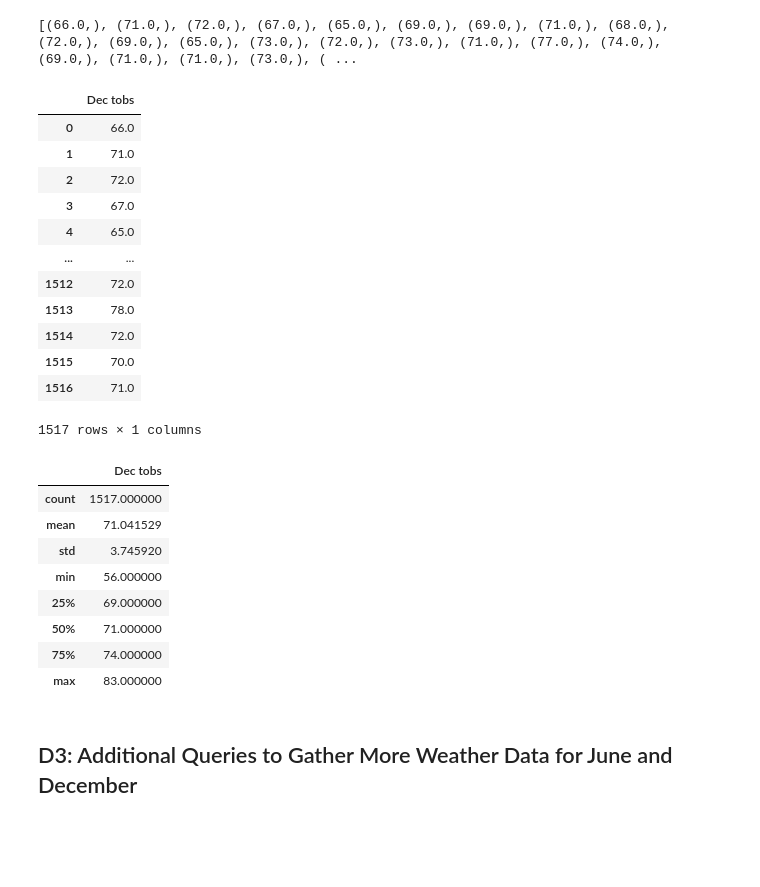
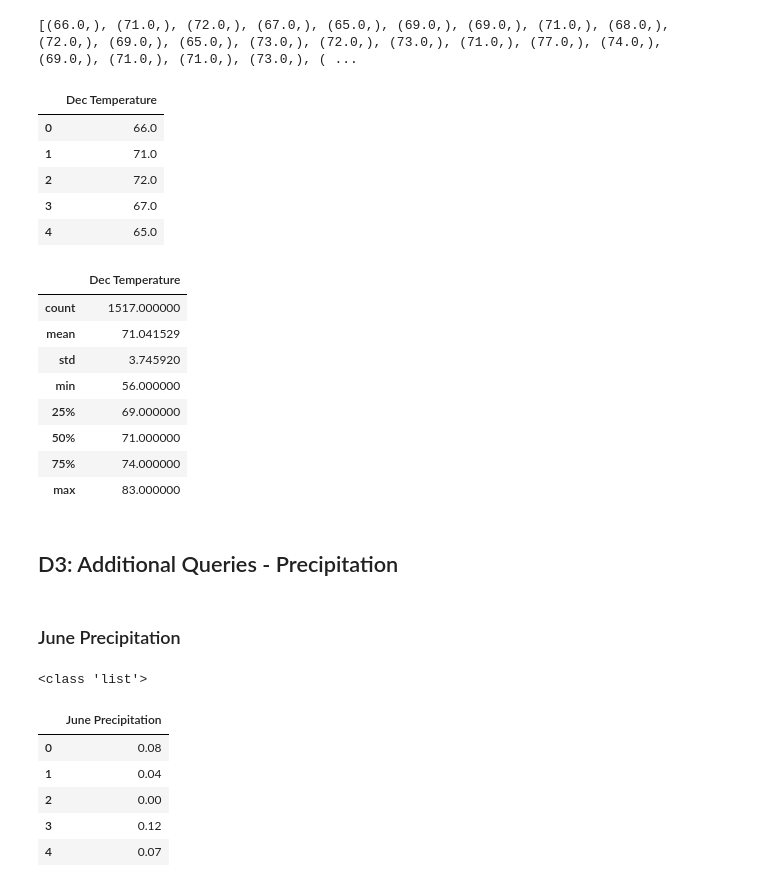
Before and after one commit to rkaysen63/surfs_up, a Jupyter notebook: SurfsUp_Challenge.ipynb, the cells around one changed output. Cells and saved outputs as stored; diff of their text form; code cells hidden in the pictures; blank space fills up the shorter version.

Commit message:
Added query for precipitation

```diff
--- a/SurfsUp_Challenge.ipynb
+++ b/SurfsUp_Challenge.ipynb
@@ -141,28 +138,20 @@ print (dec_tobs)
 [(66.0,), (71.0,), (72.0,), (67.0,), (65.0,), (69.0,), (69.0,), (71.0,), (68.0,), (72.0,), (69.0,), (65.0,), (73.0,), (72.0,), (73.0,), (71.0,), (77.0,), (74.0,), (69.0,), (71.0,), (71.0,), (73.0,), ( ...
 # %%
 # 8. Create a DataFrame from the list of temperatures for the month of December.
-# 4. Create a DataFrame from the list of temperatures for the month of June.
-dec_tobs_df = pd.DataFrame(dec_tobs,columns=['Dec tobs'])
-dec_tobs_df
+dec_tobs_df = pd.DataFrame(dec_tobs,columns=['Dec Temperature'])
+dec_tobs_df.head()
 # %% [output]
-|  | Dec tobs |
+|  | Dec Temperature |
 | 0 | 66.0 |
 | 1 | 71.0 |
 | 2 | 72.0 |
 | 3 | 67.0 |
 | 4 | 65.0 |
-| ... | ... |
-| 1512 | 72.0 |
-| 1513 | 78.0 |
-| 1514 | 72.0 |
-| 1515 | 70.0 |
-| 1516 | 71.0 |
-1517 rows × 1 columns
 # %%
 # 9. Calculate and print out the summary statistics for the Decemeber temperature DataFrame.
 dec_tobs_df.describe()
 # %% [output]
-|  | Dec tobs |
+|  | Dec Temperature |
 | count | 1517.000000 |
 | mean | 71.041529 |
 | std | 3.745920 |
@@ -171,5 +160,24 @@ dec_tobs_df.describe()
 | 50% | 71.000000 |
 | 75% | 74.000000 |
 | max | 83.000000 |
-# %% [markdown]
-## D3: Additional Queries to Gather More Weather Data for June and December
+# %% [markdown]
+## D3: Additional Queries - Precipitation
+# %% [markdown]
+### June Precipitation
+# %%
+# Query that filters the Measurement table to retrieve the precipitation for the month of June.
+june_prcp = session.query(Measurement.prcp).filter(func.strftime("%m", Measurement.date) == "06").order_by(Measurement.date.desc()).all()
+print(type(june_prcp))
+# %% [output]
+<class 'list'>
+# %%
+# Create a DataFrame from the list of temperatures for the month of June.
+june_prcp_df = pd.DataFrame(june_prcp,columns=['June Precipitation'])
+june_prcp_df.head()
+# %% [output]
+|  | June Precipitation |
+| 0 | 0.08 |
+| 1 | 0.04 |
+| 2 | 0.00 |
+| 3 | 0.12 |
+| 4 | 0.07 |
```
Also changed, not shown: parts of 19 cells of this notebook, 6 other files.
